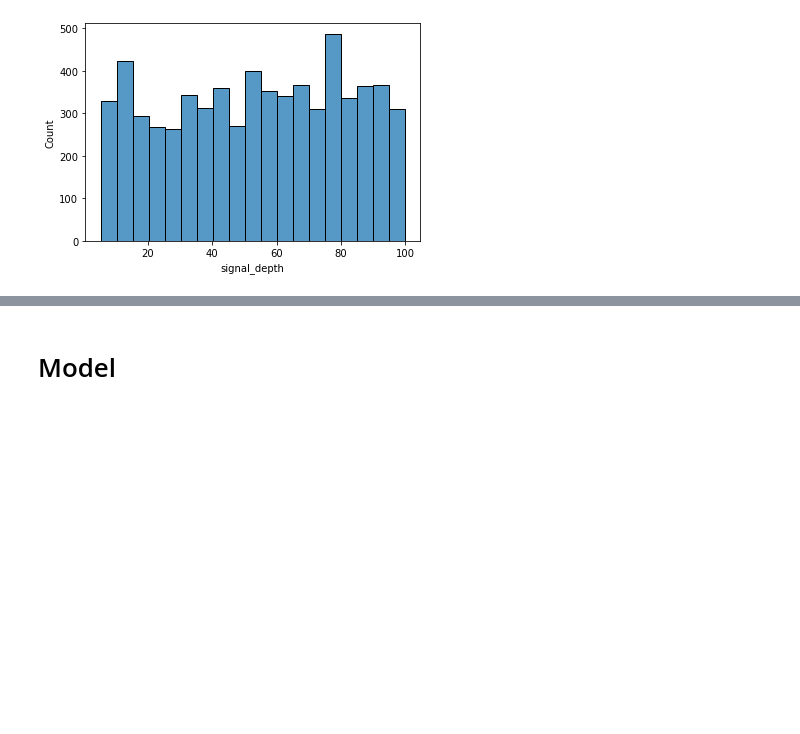
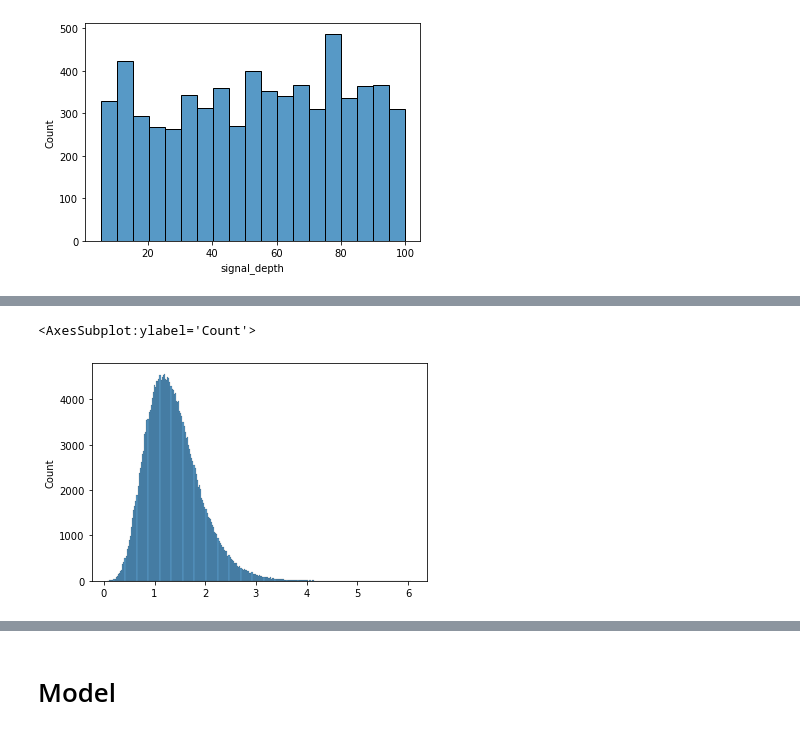
Before and after one commit to analokmaus/kaggle-g2net-2022-private, a Jupyter notebook: 01_eda.ipynb, the cells around one changed output, grey strips where cells are left out. Cells and saved outputs as stored; diff of their text form; code cells hidden in the pictures; blank space fills up the shorter version.

```diff
--- a/01_eda.ipynb
+++ b/01_eda.ipynb
@@ -439,0 +446,5 @@ for i in range(5):
+# %%
+sns.histplot(specs[0].flatten())
+# %% [output]
+<AxesSubplot:ylabel='Count'>
+[figure, added]
```
Also changed, not shown: parts of 5 cells of this notebook, 8 other files.
